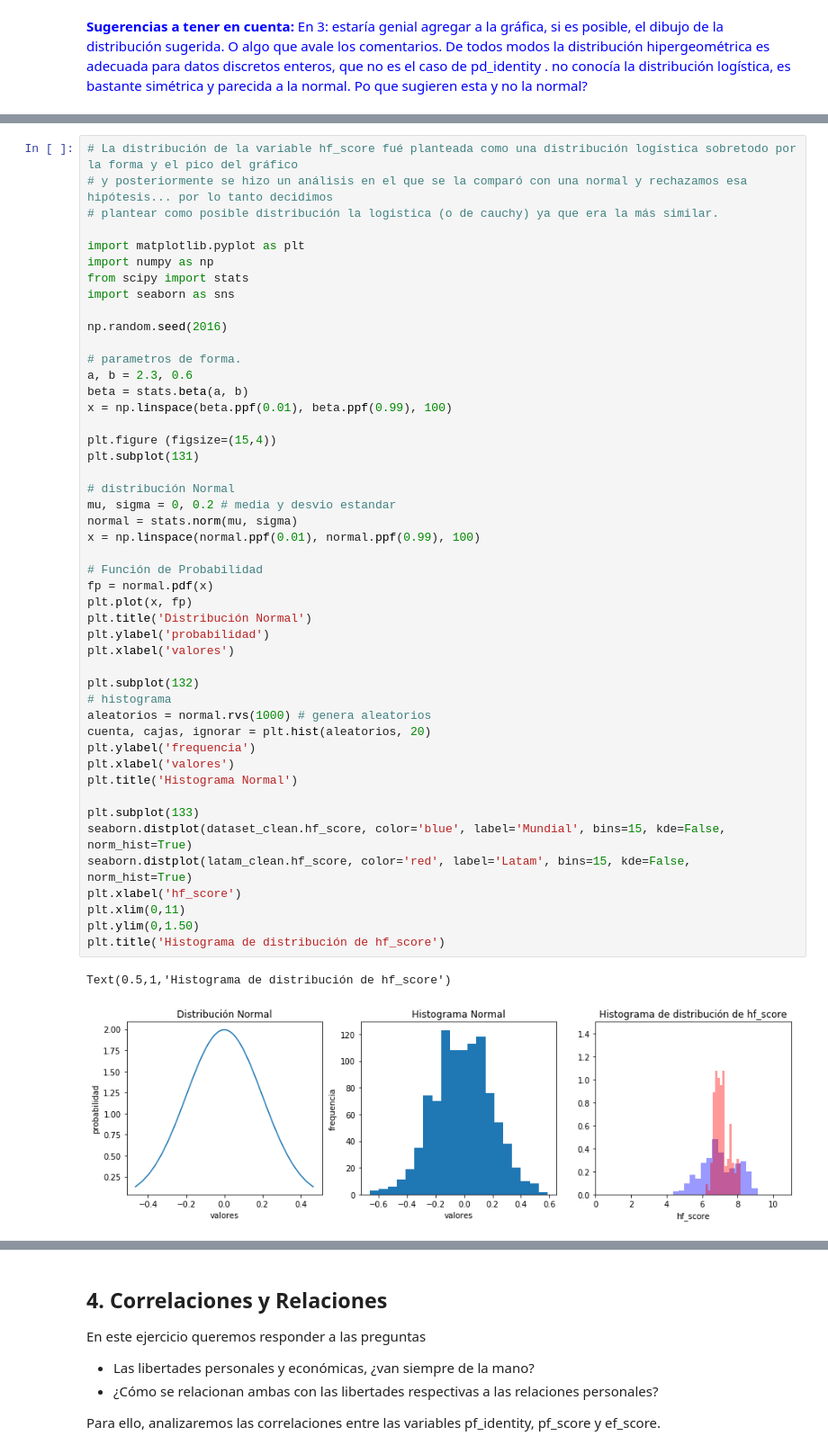
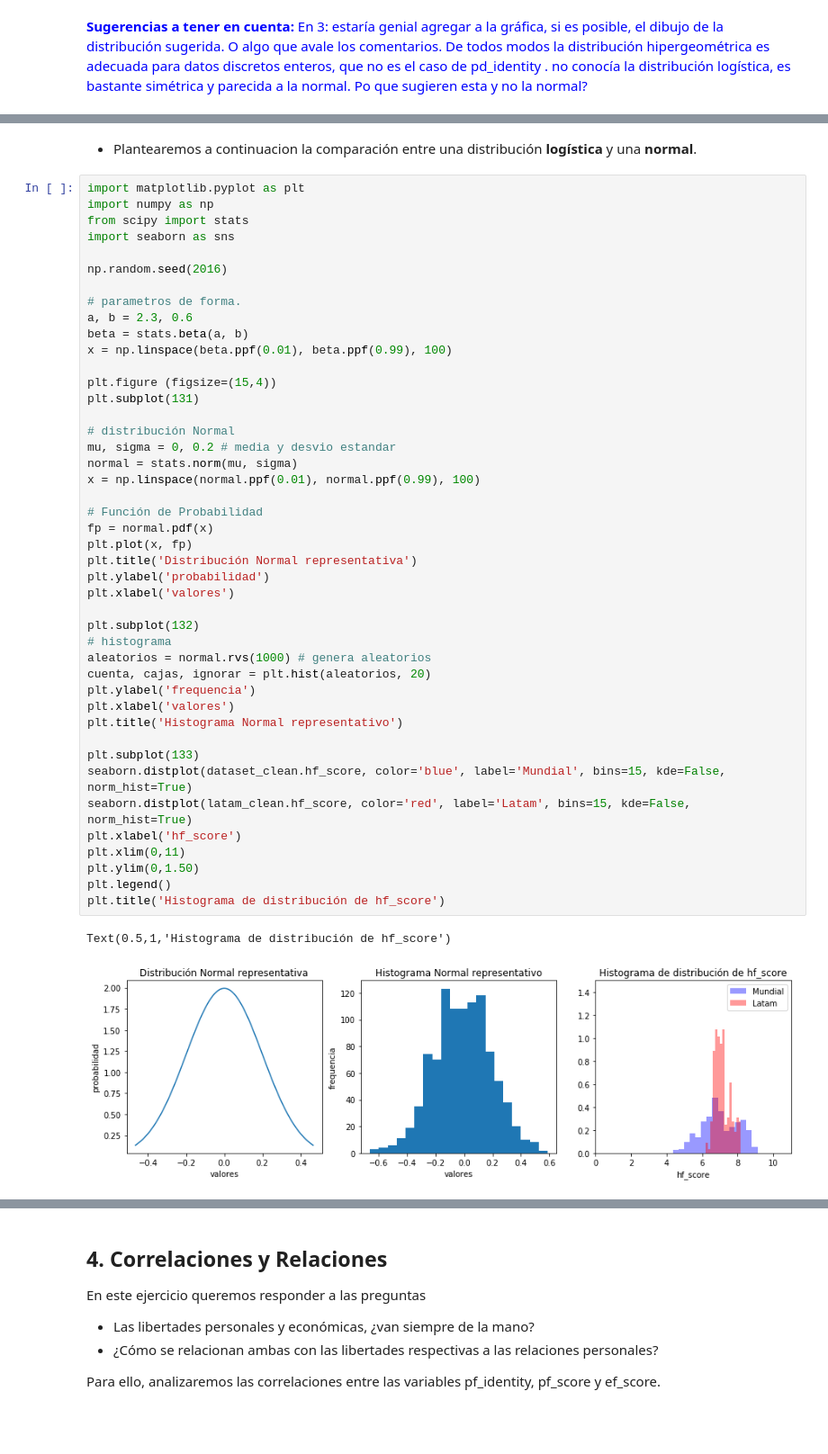
Before and after one commit to Verobornancini/DataScience_AnalisisyVisualizacion, a Jupyter notebook: practico.ipynb, the cells around one changed output, grey strips where cells are left out. Shown at 90% size. Drawn from its saved outputs; the diff is of its cells as text; blank space fills up the shorter version.

```diff
--- a/practico.ipynb
+++ b/practico.ipynb
@@ -802,8 +828,6 @@ Text(0.5,1,'Histograma de distribución de pf_identity')
+# %% [markdown]
+* Plantearemos a continuacion la comparación entre una distribución **logística** y una **normal**.
 # %%
-# La distribución de la variable hf_score fué planteada como una distribución logística sobretodo por la forma y el pico del gráfico
-# y posteriormente se hizo un análisis en el que se la comparó con una normal y rechazamos esa hipótesis... por lo tanto decidimos
-# plantear como posible distribución la logistica (o de cauchy) ya que era la más similar.
-
 import matplotlib.pyplot as plt
 import numpy as np
 from scipy import stats
@@ -819,36 +843,37 @@ x = np.linspace(beta.ppf(0.01), beta.ppf(0.99), 100)
 plt.figure (figsize=(15,4))
 plt.subplot(131)
 
 # distribución Normal
 mu, sigma = 0, 0.2 # media y desvio estandar
 normal = stats.norm(mu, sigma)
 x = np.linspace(normal.ppf(0.01), normal.ppf(0.99), 100)
 
 # Función de Probabilidad
 fp = normal.pdf(x)
 plt.plot(x, fp)
-plt.title('Distribución Normal')
+plt.title('Distribución Normal representativa')
 plt.ylabel('probabilidad')
 plt.xlabel('valores')
 
 plt.subplot(132)
 # histograma
 aleatorios = normal.rvs(1000) # genera aleatorios
 cuenta, cajas, ignorar = plt.hist(aleatorios, 20)
 plt.ylabel('frequencia')
 plt.xlabel('valores')
-plt.title('Histograma Normal')
+plt.title('Histograma Normal representativo')
 
 plt.subplot(133)
 seaborn.distplot(dataset_clean.hf_score, color='blue', label='Mundial', bins=15, kde=False, norm_hist=True)
 seaborn.distplot(latam_clean.hf_score, color='red', label='Latam', bins=15, kde=False, norm_hist=True)
 plt.xlabel('hf_score')
 plt.xlim(0,11)
 plt.ylim(0,1.50)
+plt.legend()
 plt.title('Histograma de distribución de hf_score')
 # %% [output]
 Text(0.5,1,'Histograma de distribución de hf_score')
-[figure, old version]
+[figure, new version]
 # %% [markdown]
 ![Imagen1.jpg](attachment:09d0966e-6fe8-433c-bff2-dc9d5a3cd215.jpg)
 # %% [markdown]
```
Also changed, not shown: parts of 17 cells of this notebook.
